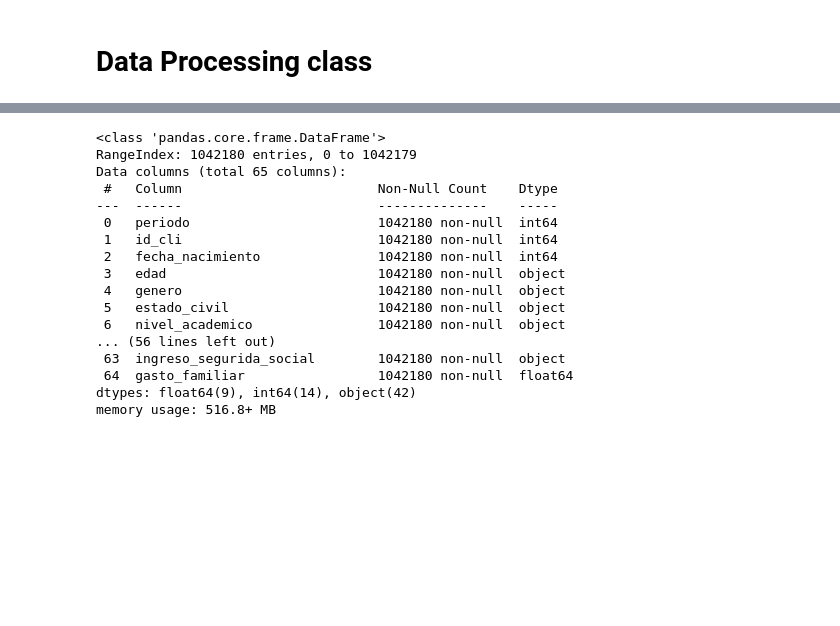
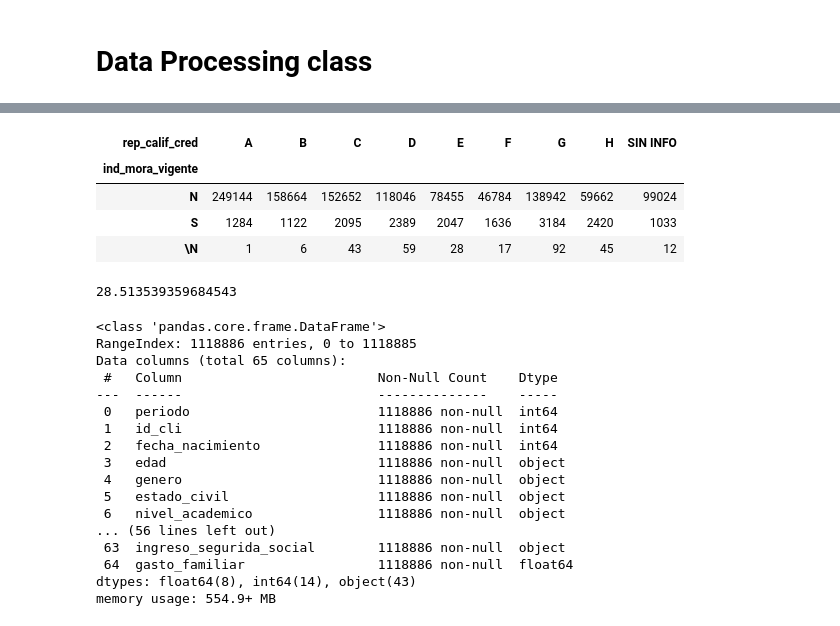
Before and after one commit to abdala9512/bc-dataton, a Jupyter notebook: notebooks/notebook_Miguel.ipynb, the cells around one changed output, grey strips where cells are left out. Saved outputs shown, nothing was run; the diff lists cells and outputs as text; code cells hidden in the pictures; blank space fills up the shorter version.

Commit message:
Data Partition test dataset

```diff
--- a/notebooks/notebook_Miguel.ipynb
+++ b/notebooks/notebook_Miguel.ipynb
@@ -109,0 +97,3 @@ data.head()
+# %%
+df = test_df.original_dataframe
+df['rep_calif_cred'].value_counts()
@@ -110,20 +111,32 @@ data.head()
+# %%
+pd.crosstab(df['ind_mora_vigente'], df['rep_calif_cred'])
+# %% [output]
+| rep_calif_cred | A | B | C | D | E | F | G | H | SIN INFO |
+| ind_mora_vigente |  |  |  |  |  |  |  |  |  |
+| N | 249144 | 158664 | 152652 | 118046 | 78455 | 46784 | 138942 | 59662 | 99024 |
+| S | 1284 | 1122 | 2095 | 2389 | 2047 | 1636 | 3184 | 2420 | 1033 |
+| \N | 1 | 6 | 43 | 59 | 28 | 17 | 92 | 45 | 12 |
+# %%
+df['mora_max'].value_counts()[1] / len(df) * 100
+# %% [output]
+28.513539359684543
 # %%
-data.info()
+df.info()
 # %% [output]
 <class 'pandas.core.frame.DataFrame'>
-RangeIndex: 1042180 entries, 0 to 1042179
+RangeIndex: 1118886 entries, 0 to 1118885
 Data columns (total 65 columns):
  #   Column                         Non-Null Count    Dtype
 ---  ------                         --------------    -----
- 0   periodo                        1042180 non-null  int64
- 1   id_cli                         1042180 non-null  int64
- 2   fecha_nacimiento               1042180 non-null  int64
- 3   edad                           1042180 non-null  object
- 4   genero                         1042180 non-null  object
- 5   estado_civil                   1042180 non-null  object
- 6   nivel_academico                1042180 non-null  object
+ 0   periodo                        1118886 non-null  int64
+ 1   id_cli                         1118886 non-null  int64
+ 2   fecha_nacimiento               1118886 non-null  int64
+ 3   edad                           1118886 non-null  object
+ 4   genero                         1118886 non-null  object
+ 5   estado_civil                   1118886 non-null  object
+ 6   nivel_academico                1118886 non-null  object
 ... (56 lines left out)
- 63  ingreso_segurida_social        1042180 non-null  object
- 64  gasto_familiar                 1042180 non-null  float64
-dtypes: float64(9), int64(14), object(42)
-memory usage: 516.8+ MB
+ 63  ingreso_segurida_social        1118886 non-null  object
+ 64  gasto_familiar                 1118886 non-null  float64
+dtypes: float64(8), int64(14), object(43)
+memory usage: 554.9+ MB
```
Also changed, not shown: parts of 12 cells of this notebook, 1 other file.
